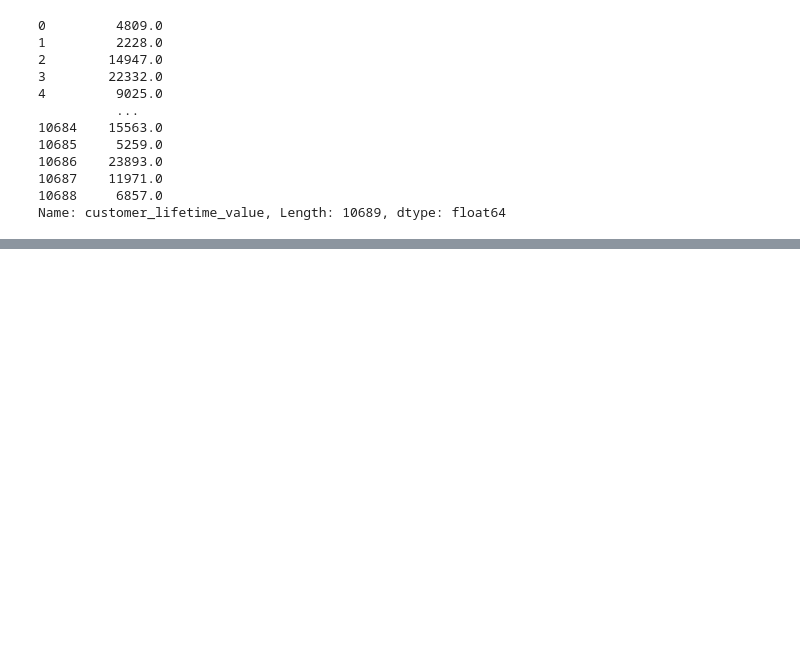
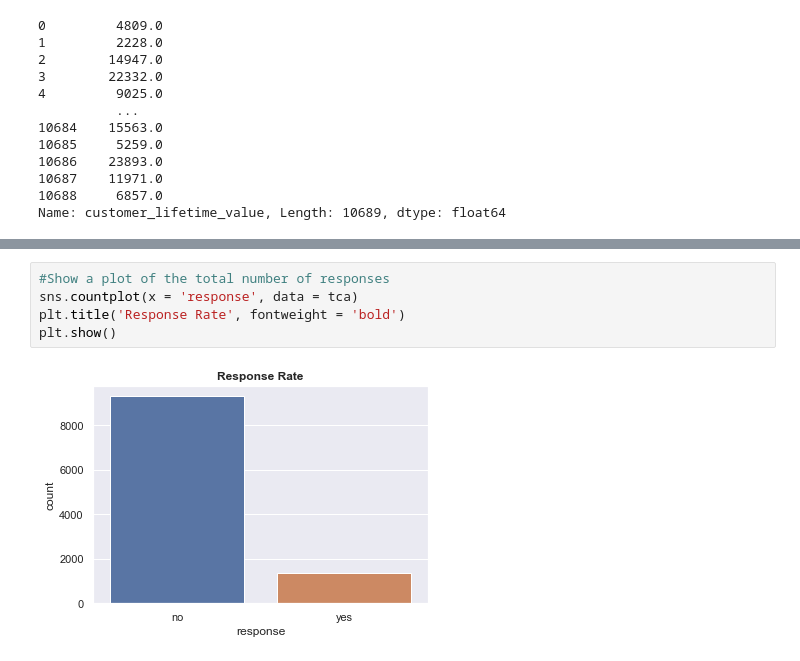
Before and after one commit to joom79/IronhackLab, a Jupyter notebook: Customer_Analysis_Case_Study/Data/Total Claim Amount.ipynb, the cells around one changed output, grey strips where cells are left out. Drawn from its saved outputs; the diff is of its cells as text; blank space fills up the shorter version.

```diff
--- a/Customer_Analysis_Case_Study/Data/Total Claim Amount.ipynb
+++ b/Customer_Analysis_Case_Study/Data/Total Claim Amount.ipynb
@@ -165,0 +197,7 @@ Name: customer_lifetime_value, Length: 10689, dtype: float64
+# %%
+#Show a plot of the total number of responses
+sns.countplot(x = 'response', data = tca)
+plt.title('Response Rate', fontweight = 'bold')
+plt.show()
+# %% [output]
+[figure, added]
```
Also changed, not shown: parts of 17 cells of this notebook.
